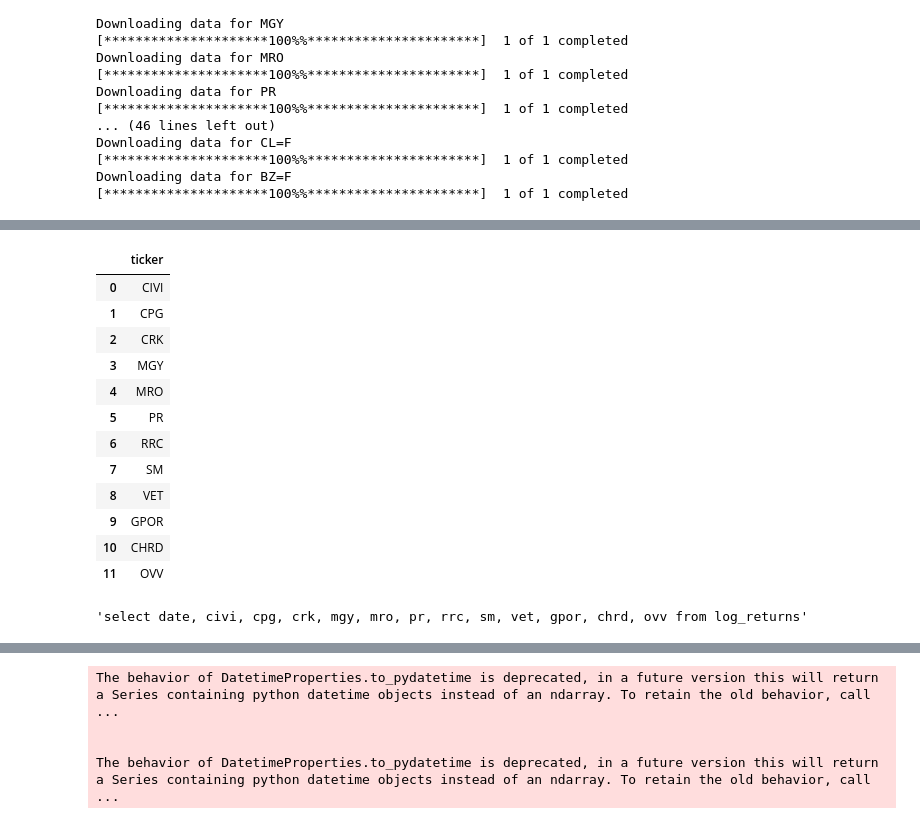
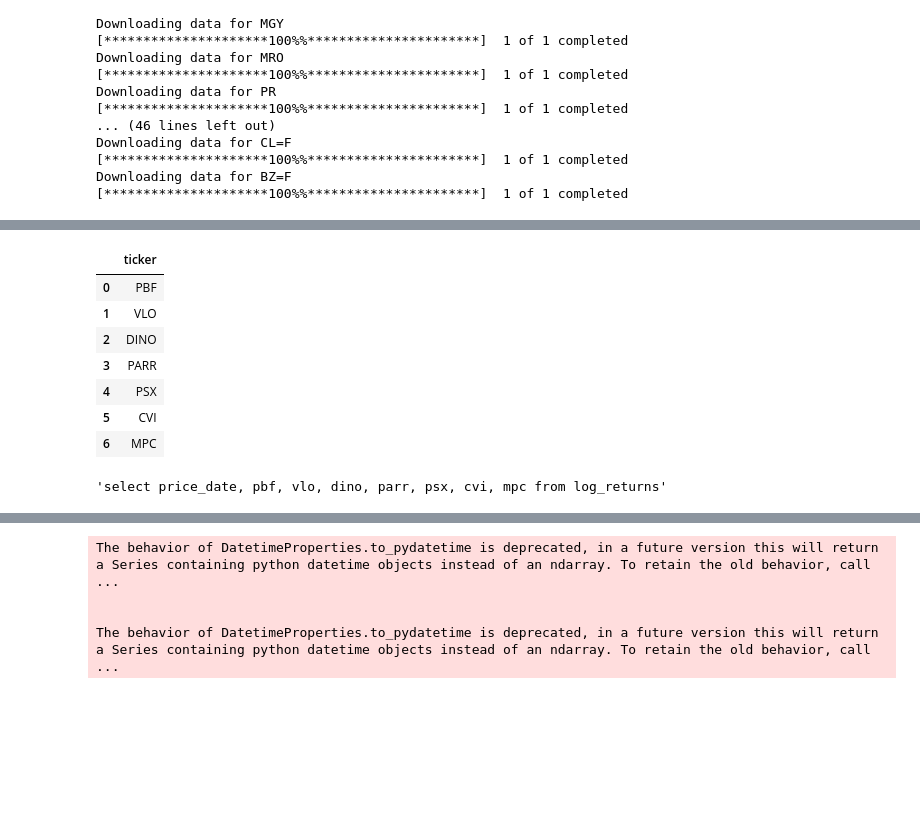
Before and after one commit to boatjones/Portfolio_Application, a Jupyter notebook: src/prices_test.ipynb, the cells around one changed output, grey strips where cells are left out. Drawn from its saved outputs; the diff is of its cells as text; code cells hidden in the pictures; blank space fills up the shorter version.

```diff
--- a/src/prices_test.ipynb
+++ b/src/prices_test.ipynb
@@ -157,34 +180,30 @@ log_rets = log_rets.fillna(0)
 tablename = "log_returns"
 db.alc_df_2_db(log_rets, tablename)
 # %%
-answer = 'Exploration and Production'
+answer = 'Refining and Marketing'
 sql = f"select p.ticker from portfolio p, sector s where s.sector_id = p.sector_id and s.sector_name = '{answer}'"
 ticker_df = db.alc_query(sql)
 ticker_df
 # %% [output]
 |  | ticker |
-| 0 | CIVI |
-| 1 | CPG |
-| 2 | CRK |
-| 3 | MGY |
-| 4 | MRO |
-| 5 | PR |
-| 6 | RRC |
-| 7 | SM |
-| 8 | VET |
-| 9 | GPOR |
-| 10 | CHRD |
-| 11 | OVV |
+| 0 | PBF |
+| 1 | VLO |
+| 2 | DINO |
+| 3 | PARR |
+| 4 | PSX |
+| 5 | CVI |
+| 6 | MPC |
 # %%
 # make tickers a list
 ticker_lst = [ticker.lower() for ticker in ticker_df["ticker"]]
+ticker_lst = [ticker.replace("=", "_") for ticker in ticker_lst]
 # put them in a comma separated string
 columns = ", ".join(ticker_lst)
 # use this to select just these tickers from table
-sql2 = f'select date, {columns} from log_returns'
+sql2 = f'select price_date, {columns} from log_returns'
 sql2
 # %% [output]
-'select date, civi, cpg, crk, mgy, mro, pr, rrc, sm, vet, gpor, chrd, ovv from log_returns'
+'select price_date, pbf, vlo, dino, parr, psx, cvi, mpc from log_returns'
 # %%
 df = db.psy_query(sql2)
 df.head()
```
Also changed, not shown: parts of 11 cells of this notebook, 10 other files.
